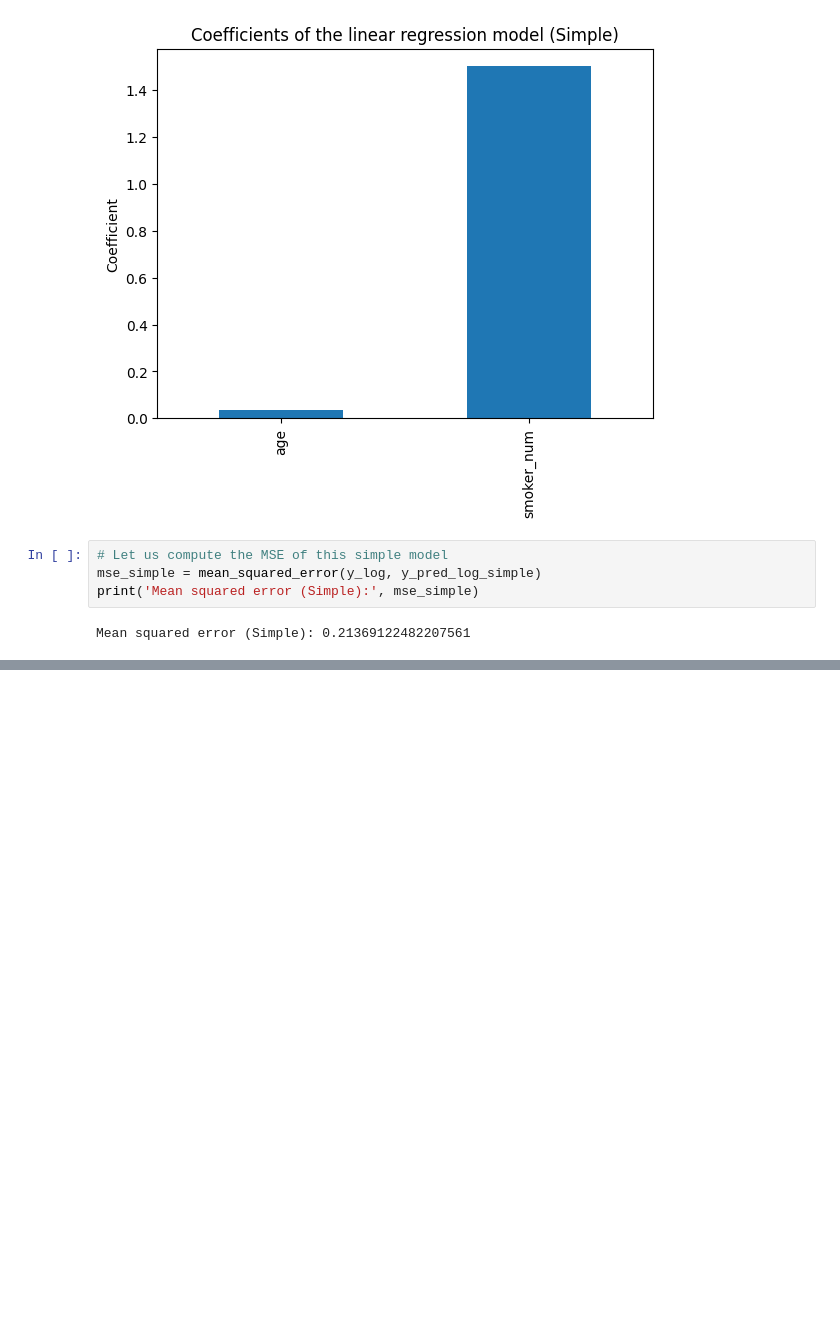
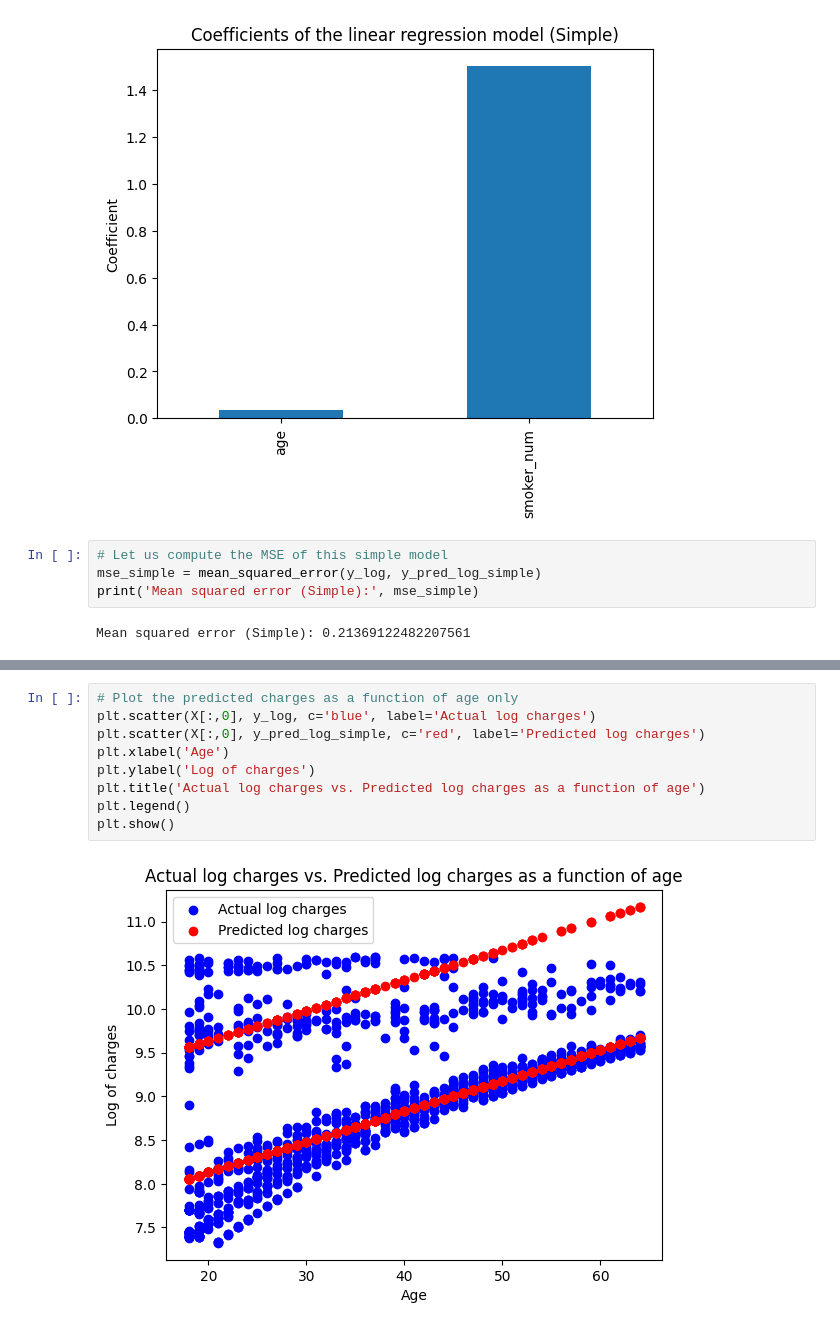
Before and after one commit to iurteagalab/stats_for_ai, a Jupyter notebook: labs_full/lab_04_linear_reg_real_full.ipynb, the cells around one changed output, grey strips where cells are left out. Saved outputs shown, nothing was run; the diff lists cells and outputs as text; blank space fills up the shorter version.

```diff
--- a/labs_full/lab_04_linear_reg_real_full.ipynb
+++ b/labs_full/lab_04_linear_reg_real_full.ipynb
@@ -319,0 +334,11 @@ Mean squared error (Simple): 0.21369122482207561
+# %%
+# Plot the predicted charges as a function of age only
+plt.scatter(X[:,0], y_log, c='blue', label='Actual log charges')
+plt.scatter(X[:,0], y_pred_log_simple, c='red', label='Predicted log charges')
+plt.xlabel('Age')
+plt.ylabel('Log of charges')
+plt.title('Actual log charges vs. Predicted log charges as a function of age')
+plt.legend()
+plt.show()
+# %% [output]
+[figure, added]
```
Also changed, not shown: parts of 2 cells of this notebook, 1 other file.
